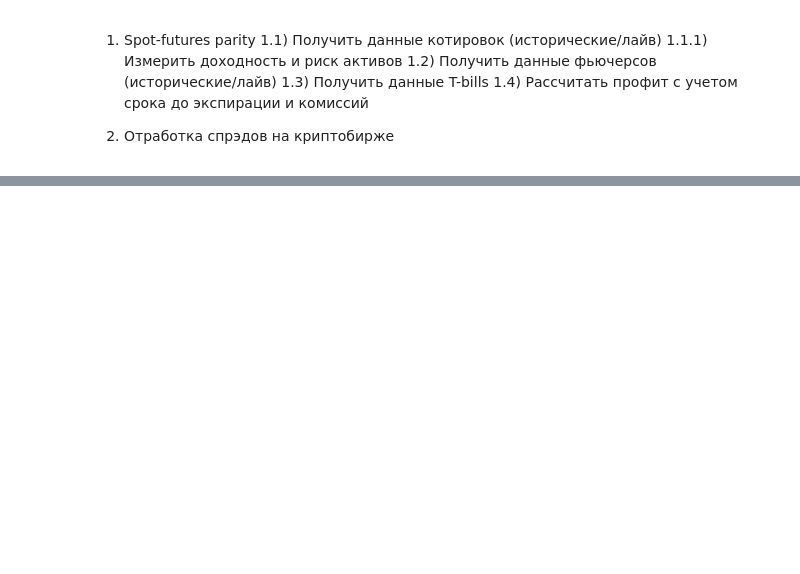
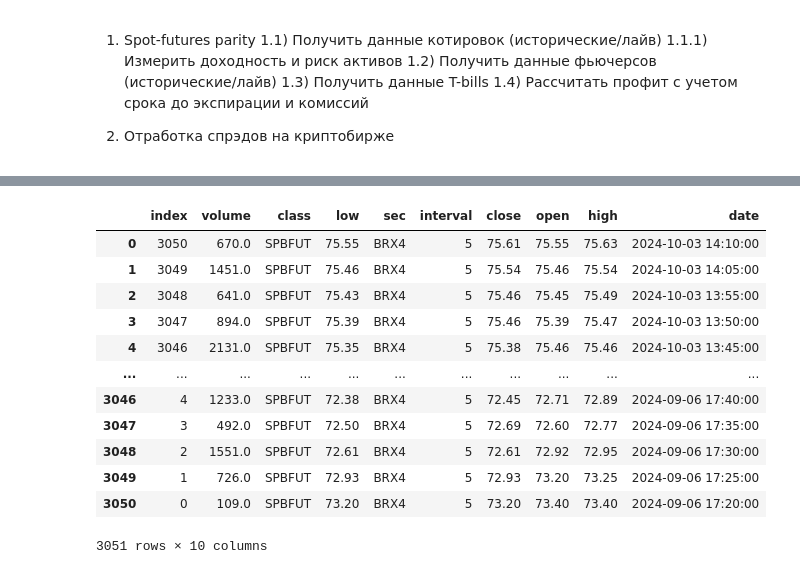
Before and after one commit to exicute/pyquik, a Jupyter notebook: analysis.ipynb, the cells around one changed output, grey strips where cells are left out. Saved outputs shown, nothing was run; the diff lists cells and outputs as text; code cells hidden in the pictures; blank space fills up the shorter version.

```diff
--- a/analysis.ipynb
+++ b/analysis.ipynb
@@ -39,0 +38,16 @@ pd.json_normalize(sberdata['data'])
+# %%
+brx4[::-1].reset_index()
+# %% [output]
+|  | index | volume | class | low | sec | interval | close | open | high | date |
+| 0 | 3050 | 670.0 | SPBFUT | 75.55 | BRX4 | 5 | 75.61 | 75.55 | 75.63 | 2024-10-03 14:10:00 |
+| 1 | 3049 | 1451.0 | SPBFUT | 75.46 | BRX4 | 5 | 75.54 | 75.46 | 75.54 | 2024-10-03 14:05:00 |
+| 2 | 3048 | 641.0 | SPBFUT | 75.43 | BRX4 | 5 | 75.46 | 75.45 | 75.49 | 2024-10-03 13:55:00 |
+| 3 | 3047 | 894.0 | SPBFUT | 75.39 | BRX4 | 5 | 75.46 | 75.39 | 75.47 | 2024-10-03 13:50:00 |
+| 4 | 3046 | 2131.0 | SPBFUT | 75.35 | BRX4 | 5 | 75.38 | 75.46 | 75.46 | 2024-10-03 13:45:00 |
+| ... | ... | ... | ... | ... | ... | ... | ... | ... | ... | ... |
+| 3046 | 4 | 1233.0 | SPBFUT | 72.38 | BRX4 | 5 | 72.45 | 72.71 | 72.89 | 2024-09-06 17:40:00 |
+| 3047 | 3 | 492.0 | SPBFUT | 72.50 | BRX4 | 5 | 72.69 | 72.60 | 72.77 | 2024-09-06 17:35:00 |
+| 3048 | 2 | 1551.0 | SPBFUT | 72.61 | BRX4 | 5 | 72.61 | 72.92 | 72.95 | 2024-09-06 17:30:00 |
+| 3049 | 1 | 726.0 | SPBFUT | 72.93 | BRX4 | 5 | 72.93 | 73.20 | 73.25 | 2024-09-06 17:25:00 |
+| 3050 | 0 | 109.0 | SPBFUT | 73.20 | BRX4 | 5 | 73.20 | 73.40 | 73.40 | 2024-09-06 17:20:00 |
+3051 rows × 10 columns
```
Also changed, not shown: parts of 5 cells of this notebook, 1 other file.
